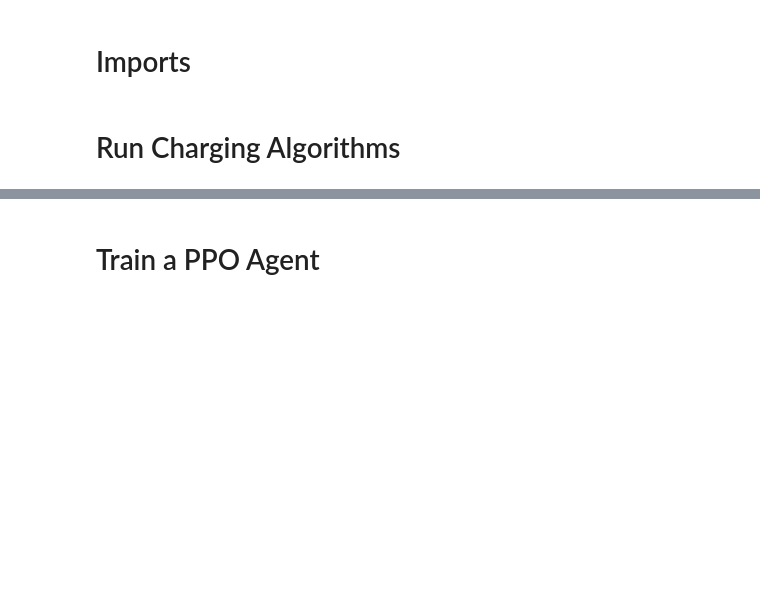
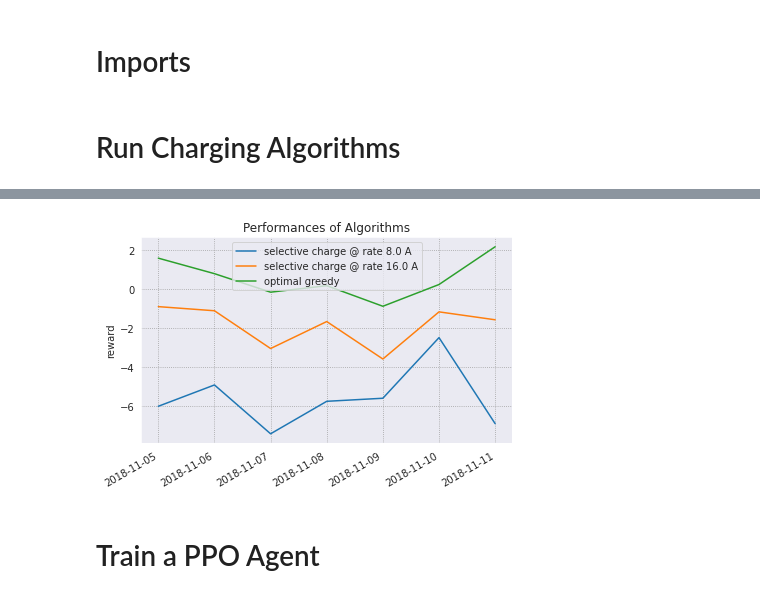
Before and after one commit to chrisyeh96/sustaingym, a Jupyter notebook: examples/baseline_algos.ipynb, the cells around one changed output, grey strips where cells are left out. Drawn from its saved outputs; the diff is of its cells as text; code cells hidden in the pictures; blank space fills up the shorter version.

```diff
--- a/examples/baseline_algos.ipynb
+++ b/examples/baseline_algos.ipynb
@@ -83,3 +85,16 @@ plt.show()
+# %%
+plt.title("Performances of Algorithms")
+for col in heuristics_rewards.columns:
+    if col == 'random':
+        continue
+    plt.plot(heuristics_rewards[col], label=col)
+plt.ylabel('reward')
+plt.gcf().autofmt_xdate()
+plt.legend()
+plt.tight_layout()
+plt.show()
+# %% [output]
+[figure, added]
 # %% [markdown]
 # Train a PPO Agent
 # %%
```
Also changed, not shown: parts of 4 cells of this notebook, 2 other files.
